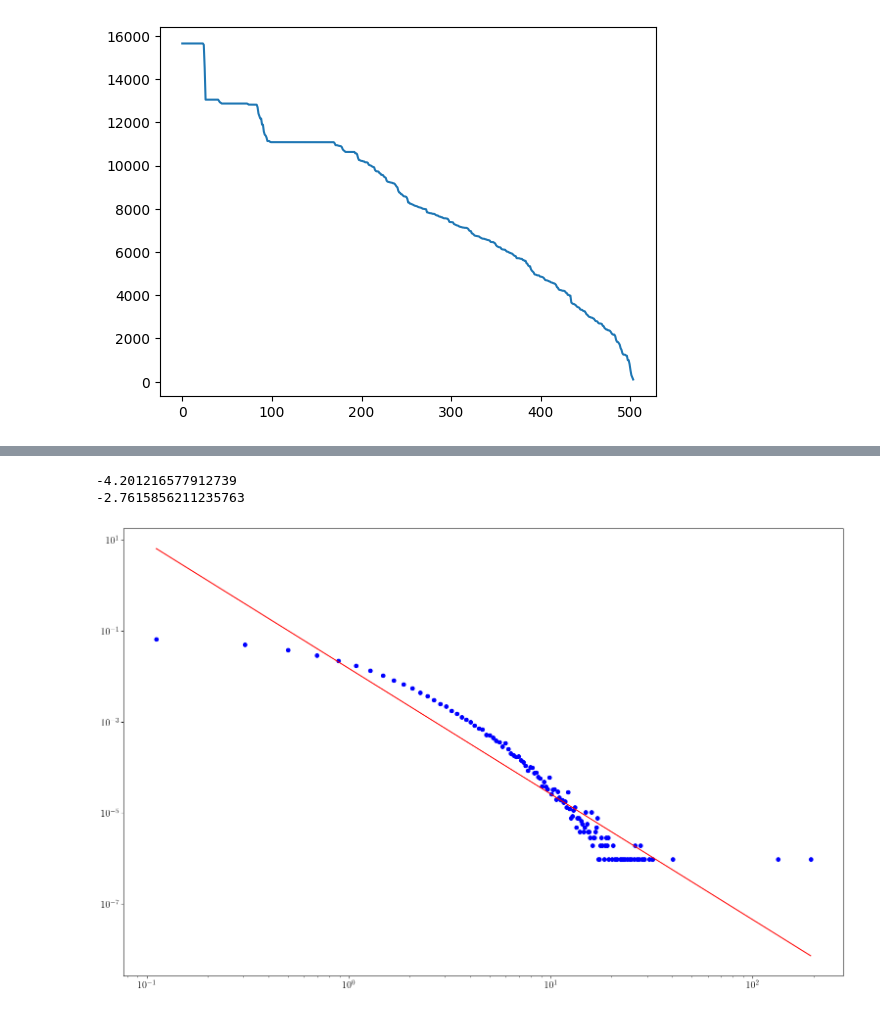
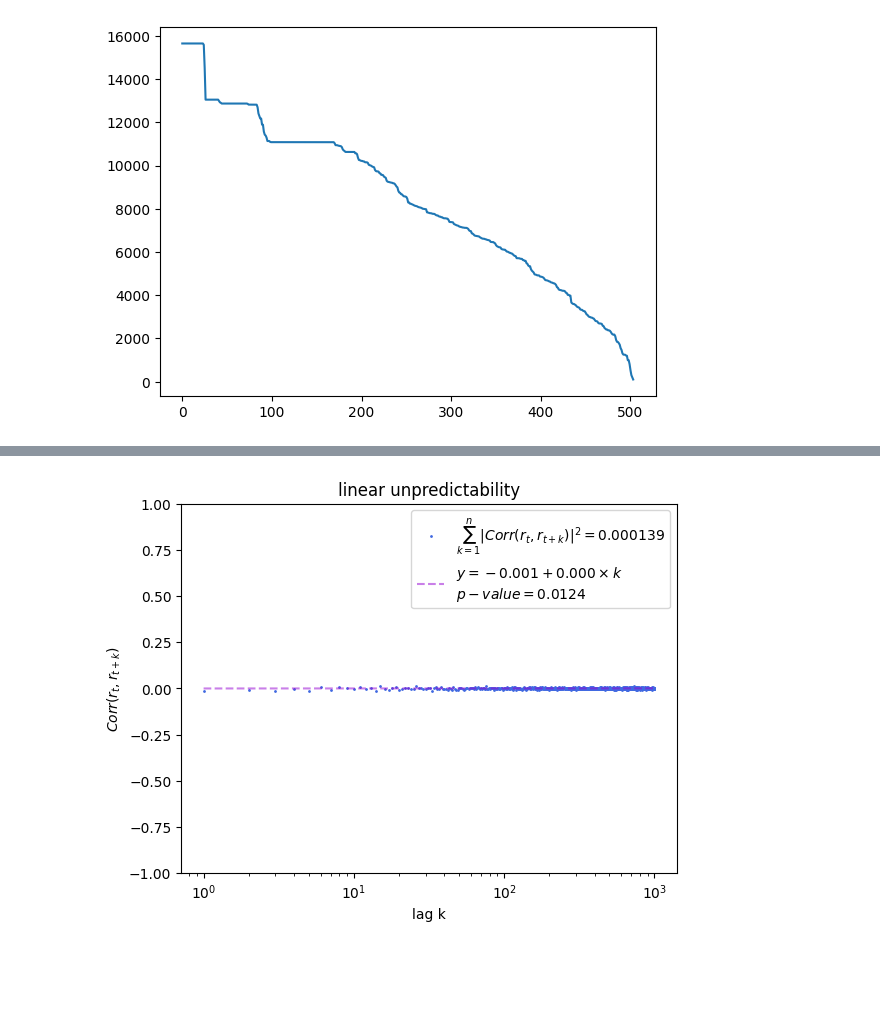
Before and after one commit to ncograf/synthetic_data, a Jupyter notebook: notebooks/linear_unpredictability.ipynb, the cells around one changed output, grey strips where cells are left out. Cells and saved outputs as stored; diff of their text form; code cells hidden in the pictures; blank space fills up the shorter version.

```diff
--- a/notebooks/linear_unpredictability.ipynb
+++ b/notebooks/linear_unpredictability.ipynb
@@ -33,7 +31,7 @@ Cached data found at ../data/cache/time_series_Adj_Close.csv.
 # %% [markdown]
 Inspect data for missing information
 # %%
-N_STOCKS = 8192
+N_STOCKS = 9216
 nan_mask = ~np.isnan(real_data)  # returns pd.dataframe
 num_non_nans: pd.DataFrame = np.sum(nan_mask, axis=0)
 non_nan_orderd_stocks: pd.DataFrame = num_non_nans.sort_values(ascending=False)
@@ -68,3 +51,4 @@ Shape: (8192, 258)
 # %%
 np_data = np.array(real_data)
 np_ret = np.log(np_data[1:] / np_data[:-1])
+np_ret[np.abs(np_ret) >= 2] = 0  # clean data
@@ -80,17 +55,23 @@ lin_unpred = linupred.linear_unpredictability_statistics(
-# %%
-pos_y, pos_x, neg_y, neg_x = hevytail.heavy_tails(log_returns=np_ret, n_bins=1000)
-alpha, beta, r = hevytail.fit_powerlaw(pos_x, pos_y)
-x_lin = np.linspace(np.min(pos_x), np.max(pos_x), num=1000)
-y_lin = np.exp(alpha) * np.power(x_lin, beta)
-print(alpha)
-print(beta)
-
-plt.plot(pos_x, pos_y, c="blue", linestyle="none", marker="o")
-plt.plot(x_lin, y_lin, c="red")
-plt.yscale("log")
-plt.xscale("log")
-plt.show()
-# %% [output]
--4.201216577912739
--2.7615856211235763
-[figure, removed]
+# %%
+data = linupred.linear_unpredictability_stats(log_returns=np_ret, max_lag=1000)
+ac_data = np.mean(data["data"], axis=1)
+alpha, beta, p_value, mse, std = (
+    data["intercept"],
+    data["slope"],
+    data["p_value"],
+    data["mse"],
+    data["mse_std"],
+)
+reg_label = f"$y = {alpha:.3f} +  {beta:.3f} \\times k$\n$p-value = {p_value:.4f}$"
+data_label = f"$\sum_{{k=1}}^{{n}} |Corr(r_t, r_{{t+k}})|^2 = {mse:.6f}$"
+x_lin = np.linspace(1, ac_data.size + 1, num=1000)
+y_lin = alpha + beta * x_lin
+
+plt.gca().set(**linupred.lin_upred_axes_setting)
+plt.plot(ac_data, **linupred.lin_unpred_plot_setting, label=data_label)
+plt.plot(x_lin, y_lin, c="darkviolet", alpha=0.5, linestyle="--", label=reg_label)
+plt.legend()
+plt.savefig("/home/nico/edu/masterthesis/presentations/week16/figures/lu.png")
+plt.show()
+# %% [output]
+[figure, added]
```
Also changed, not shown: parts of 4 cells of this notebook, 13 other files.
